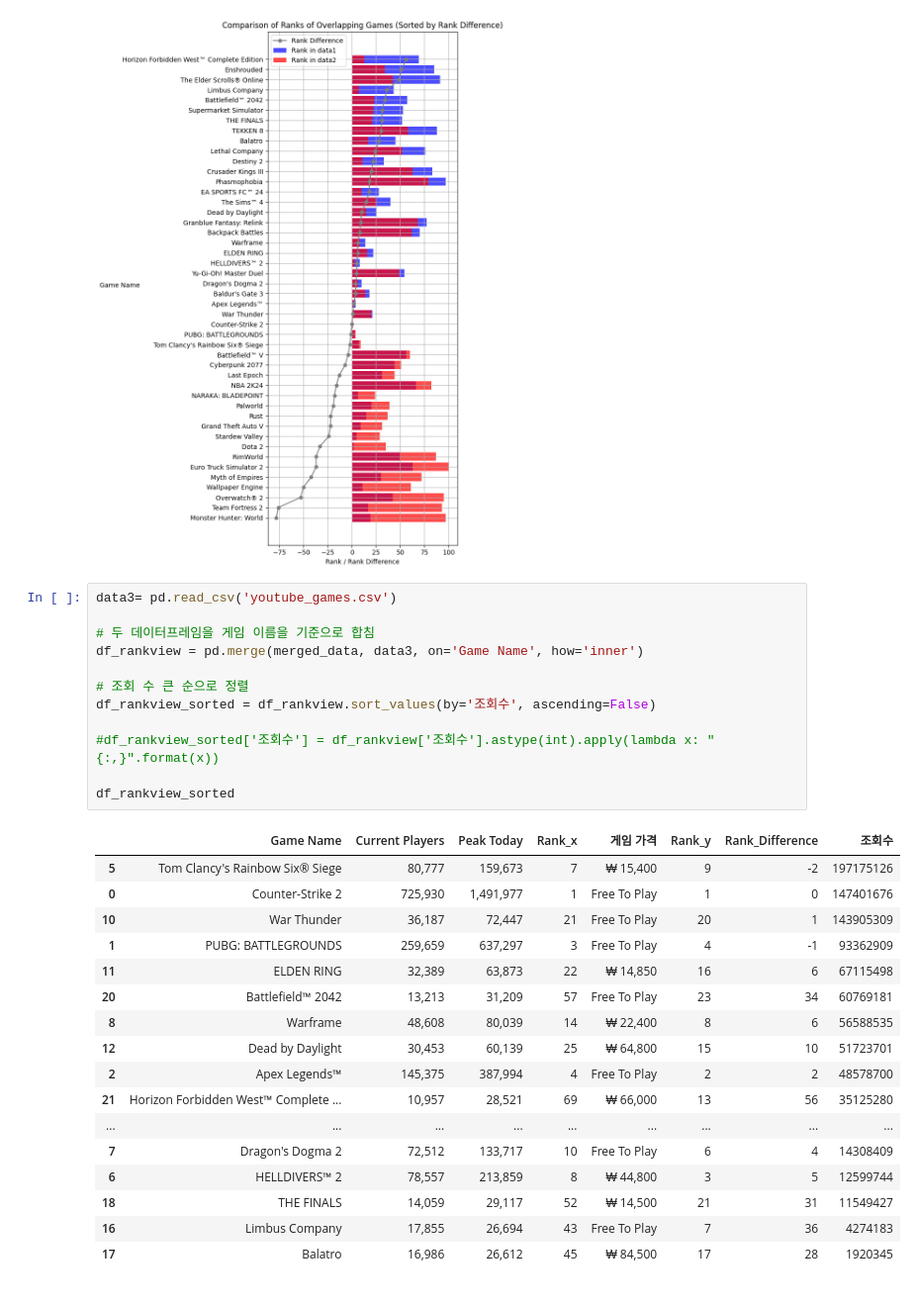
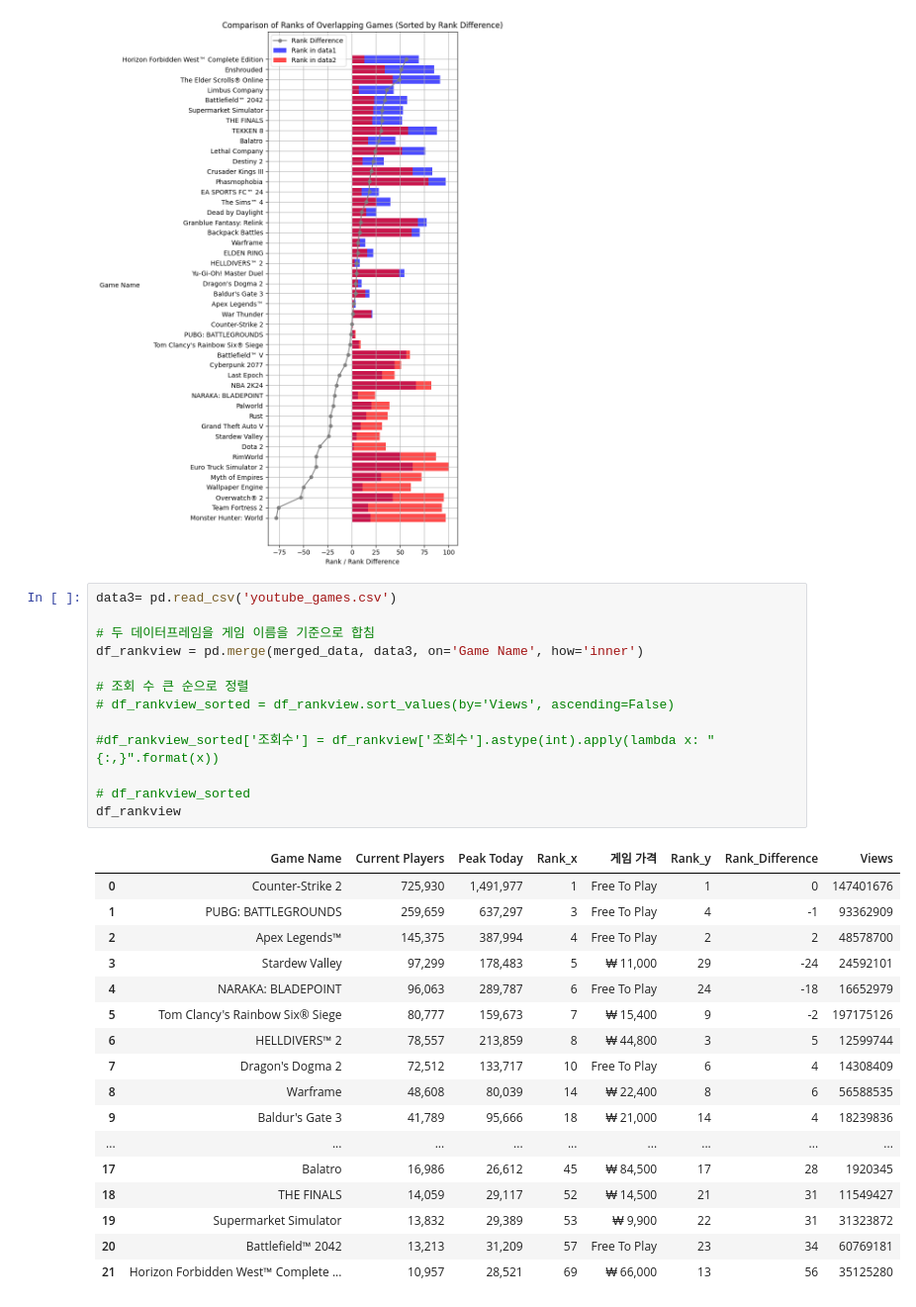
Before and after one commit to SeSAC-UE-AI/AIProject, a Jupyter notebook: Project/JYJ/steam_sellCnt.ipynb, the cells around one changed output. Shown at 99% size. Cells and saved outputs as stored; diff of their text form.

```diff
--- a/Project/JYJ/steam_sellCnt.ipynb
+++ b/Project/JYJ/steam_sellCnt.ipynb
@@ -327,30 +327,31 @@ plt.show()
 # %%
 data3= pd.read_csv('youtube_games.csv')
 
 # 두 데이터프레임을 게임 이름을 기준으로 합침
 df_rankview = pd.merge(merged_data, data3, on='Game Name', how='inner')
 
 # 조회 수 큰 순으로 정렬
-df_rankview_sorted = df_rankview.sort_values(by='조회수', ascending=False)
+# df_rankview_sorted = df_rankview.sort_values(by='Views', ascending=False)
 
 #df_rankview_sorted['조회수'] = df_rankview['조회수'].astype(int).apply(lambda x: "{:,}".format(x))
 
-df_rankview_sorted
+# df_rankview_sorted
+df_rankview
 # %% [output]
-|  | Game Name | Current Players | Peak Today | Rank_x | 게임 가격 | Rank_y | Rank_Difference | 조회수 |
+|  | Game Name | Current Players | Peak Today | Rank_x | 게임 가격 | Rank_y | Rank_Difference | Views |
+| 0 | Counter-Strike 2 | 725,930 | 1,491,977 | 1 | Free To Play | 1 | 0 | 147401676 |
+| 1 | PUBG: BATTLEGROUNDS | 259,659 | 637,297 | 3 | Free To Play | 4 | -1 | 93362909 |
+| 2 | Apex Legends™ | 145,375 | 387,994 | 4 | Free To Play | 2 | 2 | 48578700 |
+| 3 | Stardew Valley | 97,299 | 178,483 | 5 | ₩ 11,000 | 29 | -24 | 24592101 |
+| 4 | NARAKA: BLADEPOINT | 96,063 | 289,787 | 6 | Free To Play | 24 | -18 | 16652979 |
 | 5 | Tom Clancy's Rainbow Six® Siege | 80,777 | 159,673 | 7 | ₩ 15,400 | 9 | -2 | 197175126 |
-| 0 | Counter-Strike 2 | 725,930 | 1,491,977 | 1 | Free To Play | 1 | 0 | 147401676 |
-| 10 | War Thunder | 36,187 | 72,447 | 21 | Free To Play | 20 | 1 | 143905309 |
-| 1 | PUBG: BATTLEGROUNDS | 259,659 | 637,297 | 3 | Free To Play | 4 | -1 | 93362909 |
-| 11 | ELDEN RING | 32,389 | 63,873 | 22 | ₩ 14,850 | 16 | 6 | 67115498 |
+| 6 | HELLDIVERS™ 2 | 78,557 | 213,859 | 8 | ₩ 44,800 | 3 | 5 | 12599744 |
+| 7 | Dragon's Dogma 2 | 72,512 | 133,717 | 10 | Free To Play | 6 | 4 | 14308409 |
+| 8 | Warframe | 48,608 | 80,039 | 14 | ₩ 22,400 | 8 | 6 | 56588535 |
+| 9 | Baldur's Gate 3 | 41,789 | 95,666 | 18 | ₩ 21,000 | 14 | 4 | 18239836 |
+| ... | ... | ... | ... | ... | ... | ... | ... | ... |
+| 17 | Balatro | 16,986 | 26,612 | 45 | ₩ 84,500 | 17 | 28 | 1920345 |
+| 18 | THE FINALS | 14,059 | 29,117 | 52 | ₩ 14,500 | 21 | 31 | 11549427 |
+| 19 | Supermarket Simulator | 13,832 | 29,389 | 53 | ₩ 9,900 | 22 | 31 | 31323872 |
 | 20 | Battlefield™ 2042 | 13,213 | 31,209 | 57 | Free To Play | 23 | 34 | 60769181 |
-| 8 | Warframe | 48,608 | 80,039 | 14 | ₩ 22,400 | 8 | 6 | 56588535 |
-| 12 | Dead by Daylight | 30,453 | 60,139 | 25 | ₩ 64,800 | 15 | 10 | 51723701 |
-| 2 | Apex Legends™ | 145,375 | 387,994 | 4 | Free To Play | 2 | 2 | 48578700 |
 | 21 | Horizon Forbidden West™ Complete ... | 10,957 | 28,521 | 69 | ₩ 66,000 | 13 | 56 | 35125280 |
-| ... | ... | ... | ... | ... | ... | ... | ... | ... |
-| 7 | Dragon's Dogma 2 | 72,512 | 133,717 | 10 | Free To Play | 6 | 4 | 14308409 |
-| 6 | HELLDIVERS™ 2 | 78,557 | 213,859 | 8 | ₩ 44,800 | 3 | 5 | 12599744 |
-| 18 | THE FINALS | 14,059 | 29,117 | 52 | ₩ 14,500 | 21 | 31 | 11549427 |
-| 16 | Limbus Company | 17,855 | 26,694 | 43 | Free To Play | 7 | 36 | 4274183 |
-| 17 | Balatro | 16,986 | 26,612 | 45 | ₩ 84,500 | 17 | 28 | 1920345 |
```
Also changed, not shown: parts of 2 cells of this notebook, 8 other files.
